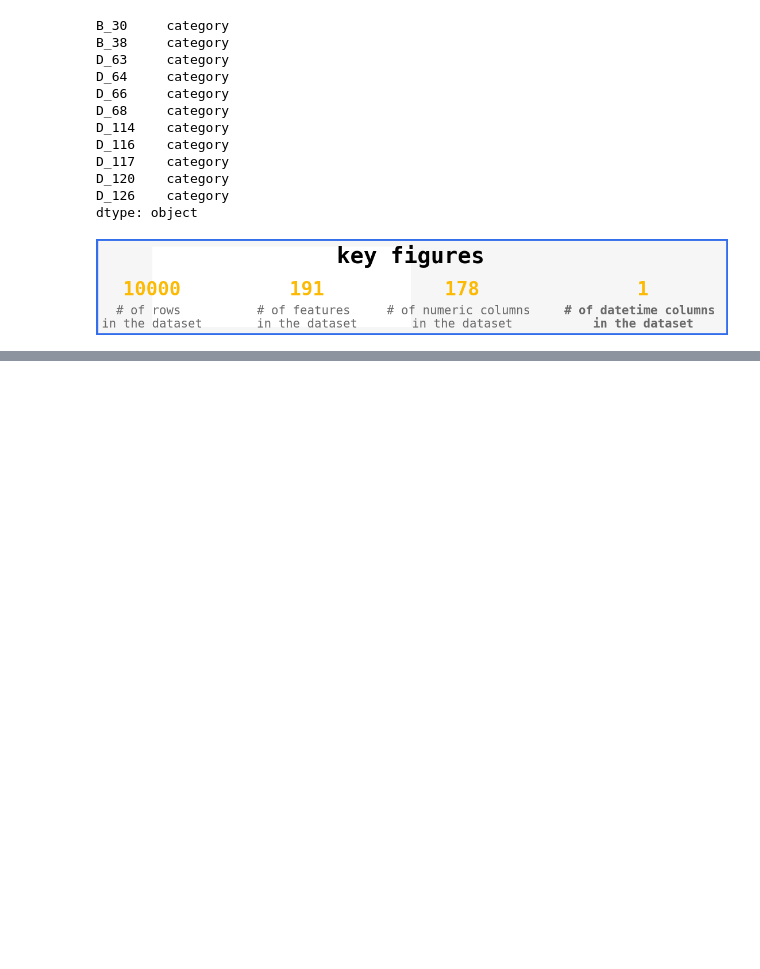
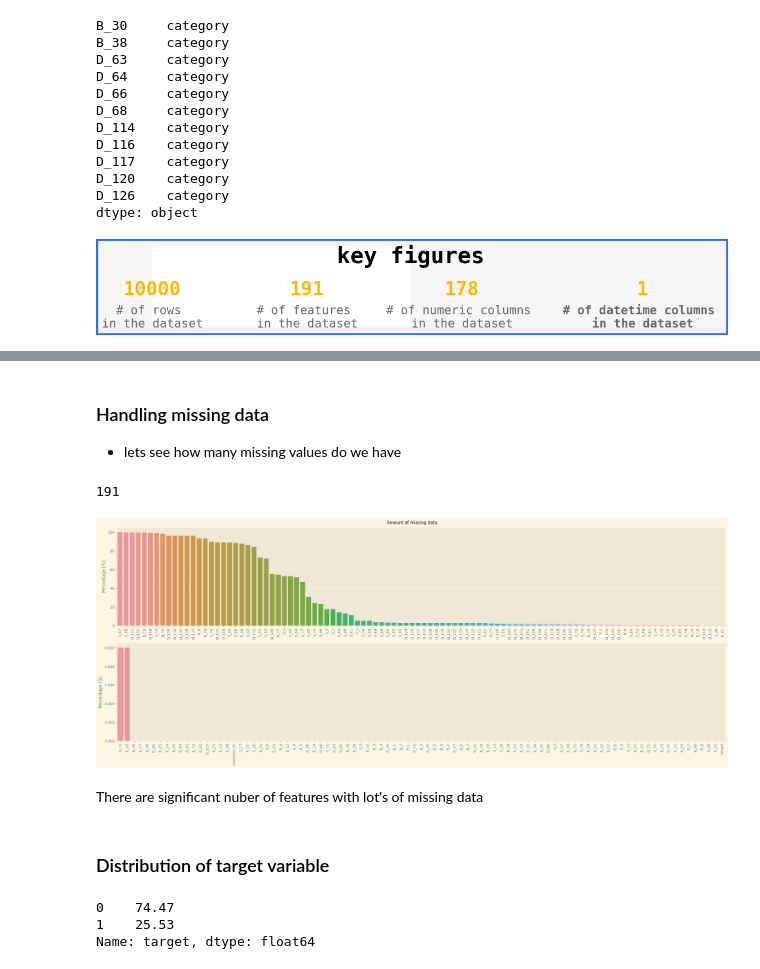
Before and after one commit to rohitgupta20/amex-default-prediction, a Jupyter notebook: amex default-prediction.ipynb, the cells around one changed output, grey strips where cells are left out. Saved outputs shown, nothing was run; the diff lists cells and outputs as text; code cells hidden in the pictures; blank space fills up the shorter version.

Commit message:
handling missing data

```diff
--- a/amex default-prediction.ipynb
+++ b/amex default-prediction.ipynb
@@ -195,0 +327,39 @@ plt.show()
+# %% [markdown]
+### Handling missing data
+
+ - lets see how many missing values do we have
+# %%
+tmp = final_df.isna().sum().div(len(final_df)).mul(100).sort_values(ascending=False)
+len(tmp)
+# %% [output]
+191
+# %%
+plt.style.use('Solarize_Light2')
+fig,ax = plt.subplots(2,1,figsize=(25,10))
+
+sns.barplot(x=tmp[:100].index,y=tmp[:100].values,ax=ax[0])
+sns.barplot(x=tmp[100:].index,y=tmp[100:].values,ax=ax[1])
+
+ax[0].set_ylabel('Percentage [%]')
+ax[1].set_ylabel('Percentage [%]')
+
+ax[0].tick_params(axis='x',rotation=90)# setting x axis ticks
+ax[1].tick_params(axis='x',rotation=90)
+
+plt.suptitle('Amount of missing data')
+plt.tight_layout() #Automatically adjust subplot parameters to give specified padding.
+
+plt.show()
+# %% [output]
+[figure, added]
+# %% [markdown]
+There are significant nuber of features with lot's of missing data
+# %% [markdown]
+### Distribution of target variable
+# %%
+tmp = final_df['target'].value_counts().div(len(final_df)).mul(100)
+tmp
+# %% [output]
+0    74.47
+1    25.53
+Name: target, dtype: float64
```
Also changed, not shown: parts of 26 cells of this notebook.
